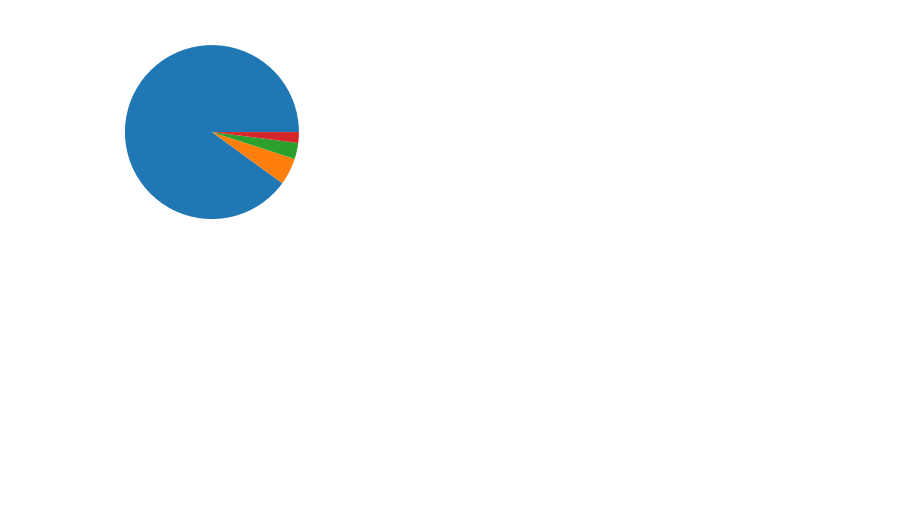
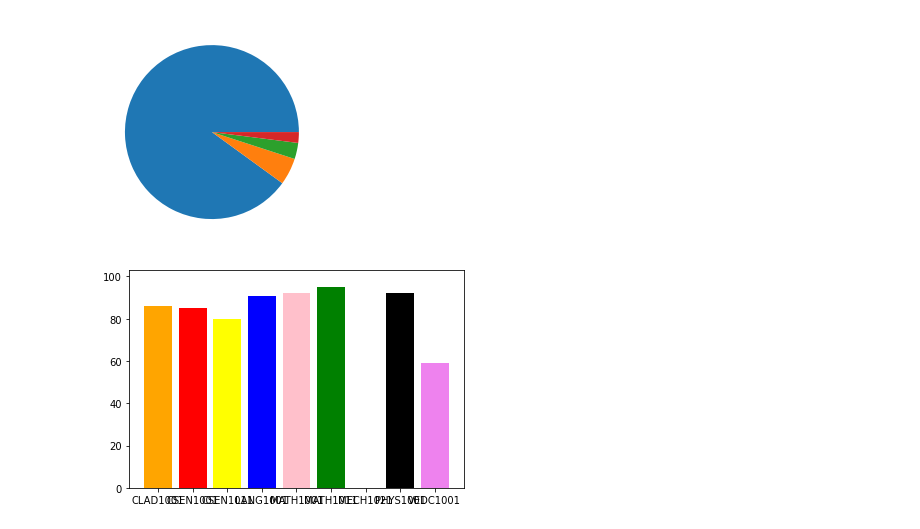
Before and after one commit to KOLLAVARSH/PYTHON-PROJECT, a Jupyter notebook: Matplotlib.ipynb, the cells around one changed output. Saved outputs shown, nothing was run; the diff lists cells and outputs as text; code cells hidden in the pictures; blank space fills up the shorter version.

```diff
--- a/Matplotlib.ipynb
+++ b/Matplotlib.ipynb
@@ -107,3 +107,13 @@ plt.pie(y)
 plt.show()
 # %% [output]
 [figure]
+# %%
+import matplotlib.pyplot as plt
+import numpy as np
+color1 = (["orange","red","yellow","blue","pink","green","white","black","violet","gold","silver"])
+x = np.array(['CLAD1001','CSEN1001','CSEN1011',	'LANG1001','MATH1001','MATH1011','MECH1021','PHYS1001','VEDC1001'])
+y = np.array([86,85,80,91,92,95,98,92,59])
+plt.bar(x,y,color = color1)
+plt.show()
+# %% [output]
+[figure, added]
```
Also changed, not shown: parts of 1 cell of this notebook.
